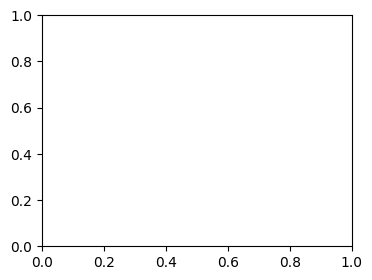
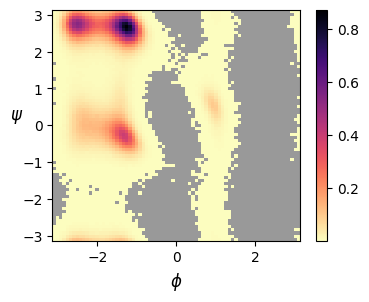
Unified diff of the notebook cell whose output changed from the first chart to the second:
--- before
+++ after
@@ -1,3 +1,28 @@
-# from src.plots import plot_dihedrals_hist2d
+def plot_dihedrals_hist2d(fig, ax, dihedrals, weights=None, label=""):
+    """Parameters:
+    -----------
+    dihedrals : array with shape (num_fraces, 2)
+    weights : array with shape (num_frames,)
+    label : str
+        In case you want to place text on the plot
+    pos : list-like (x, y)
+        Location of label, if there is one
+    """
+    h = ax.hist2d(
+        *dihedrals.T, bins=75, weights=weights, density=True, cmin=1e-10, cmap="magma_r"
+    )
+    fig.colorbar(h[3], ax=ax)
+    ax.patch.set_facecolor("0.6")
+    ax.set_xlabel(r"$\phi$", fontsize=12)
+    ax.set_ylabel(r"$\psi$", fontsize=12, rotation=0)
+    ax.set_xlim([-np.pi, np.pi])
+    ax.set_ylim([-np.pi, np.pi])
+    if label:
+        if len(label) < 8:
+            pos = (1, -2.5)
+        else:
+            pos = (-0.5, -2.5)
+        ax.text(*pos, label, fontsize=12)
+
 
 gather_data = False
@@ -19,4 +44,4 @@
 print(f"{sd.features.shape = }")
 fig, ax = plt.subplots(1, 1, figsize=(4, 3))
-# plot_dihedrals_hist2d(fig, ax, sd.dihedrals)
-# fig.savefig('figures/dihedral-hist2d-solv.png', bbox_inches='tight')
+plot_dihedrals_hist2d(fig, ax, sd.dihedrals)
+fig.savefig("notes/figures/dihedral-hist2d.png", bbox_inches="tight")

Commit: top markdown cell editted